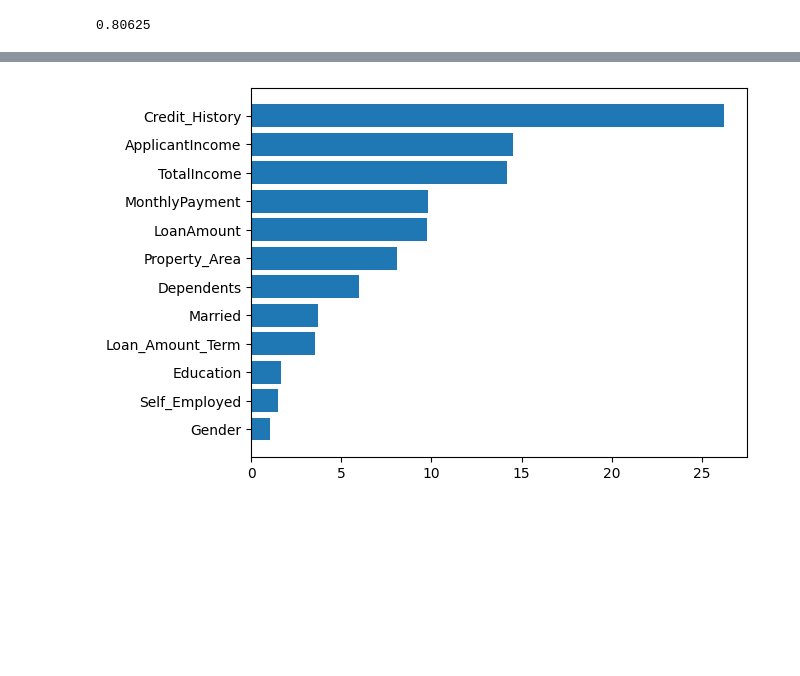
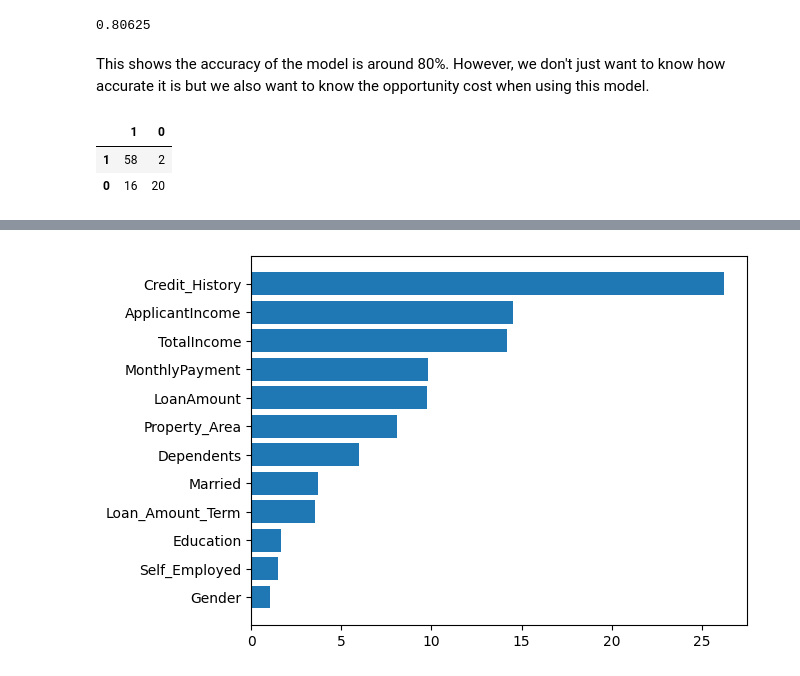
Before and after one commit to nutorbit/uncertainty-modeling, a Jupyter notebook: notebooks/00_conformal_prediction.ipynb, the cells around one changed output, grey strips where cells are left out. Cells and saved outputs as stored; diff of their text form; code cells hidden in the pictures; blank space fills up the shorter version.

```diff
--- a/notebooks/00_conformal_prediction.ipynb
+++ b/notebooks/00_conformal_prediction.ipynb
@@ -140,6 +140,8 @@ from lightgbm import LGBMClassifier
 
 from sklearn.metrics import accuracy_score, recall_score, precision_score, classification_report, confusion_matrix
 from sklearn.model_selection import StratifiedKFold, train_test_split, KFold
+# %%
+Encoder = namedtuple("Encoder", "cat num")
 # %%
 def safe_df(df: Any, cols: List[str] = None) -> pd.DataFrame:
     if isinstance(df, scipy.sparse._csr.csr_matrix):
@@ -252,3 +284,5 @@ mean_scores, best_model = rollout_result(
 mean_scores
 # %% [output]
 0.80625
+# %% [markdown]
+This shows the accuracy of the model is around 80%. However, we don't just want to know how accurate it is but we also want to know the opportunity cost when using this model.
@@ -254,0 +306,34 @@ mean_scores
+# %%
+model = CatBoostClassifier(iterations=1e3, depth=5, verbose=0)
+_ = model.fit(
+    train_encoded.drop("Loan_Status", axis=1),
+    train_encoded["Loan_Status"]
+)
+# %%
+test_encoded = apply_encoders(
+    df=test,
+    encoder=encoder,
+    cat_features=[
+        "Gender", "Married", "Dependents", "Education",
+        "Self_Employed", "Property_Area", "Credit_History"
+    ],
+    num_features=[
+        "ApplicantIncome", "TotalIncome", "LoanAmount", "Loan_Amount_Term",
+        "MonthlyPayment",
+    ],
+    target="Loan_Status"
+)
+# %%
+pd.DataFrame(
+    confusion_matrix(
+        test_encoded["Loan_Status"],
+        model.predict(test_encoded.drop("Loan_Status", axis=1)),
+        labels=[1, 0]
+    ),
+    index=[1, 0],
+    columns=[1, 0]
+)
+# %% [output]
+|  | 1 | 0 |
+| 1 | 58 | 2 |
+| 0 | 16 | 20 |
```
Also changed, not shown: parts of 14 cells of this notebook.
